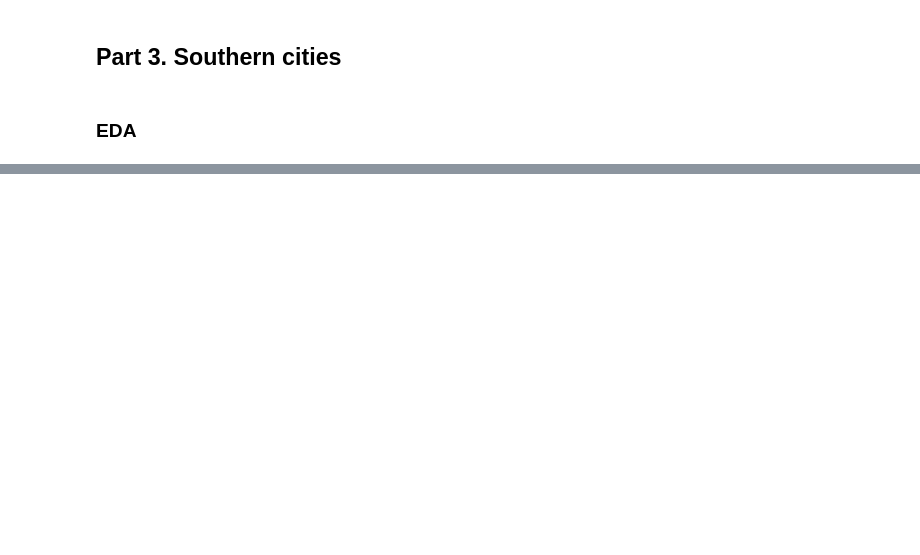
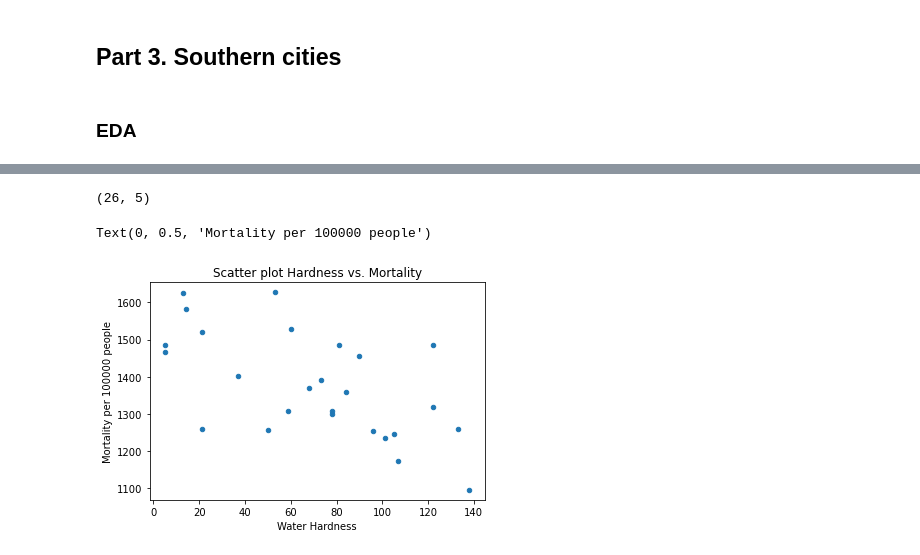
Before and after one commit to Dmitry-V-Makarov/Netology, a Jupyter notebook: pyda-13/hw/18.HW_corr_reg.ipynb, the cells around one changed output, grey strips where cells are left out. Drawn from its saved outputs; the diff is of its cells as text; code cells hidden in the pictures; blank space fills up the shorter version.

```diff
--- a/pyda-13/hw/18.HW_corr_reg.ipynb
+++ b/pyda-13/hw/18.HW_corr_reg.ipynb
@@ -279,3 +326,6 @@ Text(0, 0.5, 'Model Resuduals')
 ## Part 3. Southern cities
 # %% [markdown]
 ### EDA
+# %%
+df_s = df[df['location'] == 'South']
+df_s.head()
@@ -281,0 +351,12 @@ Text(0, 0.5, 'Model Resuduals')
+# %%
+df_s.shape
+# %% [output]
+(26, 5)
+# %%
+df_s.plot(kind='scatter', x='hardness', y='mortality')
+plt.title('Scatter plot Hardness vs. Mortality')
+plt.xlabel('Water Hardness')
+plt.ylabel('Mortality per 100000 people')
+# %% [output]
+Text(0, 0.5, 'Mortality per 100000 people')
+[figure, added]
```
Also changed, not shown: parts of 28 cells of this notebook, 1 other file.
